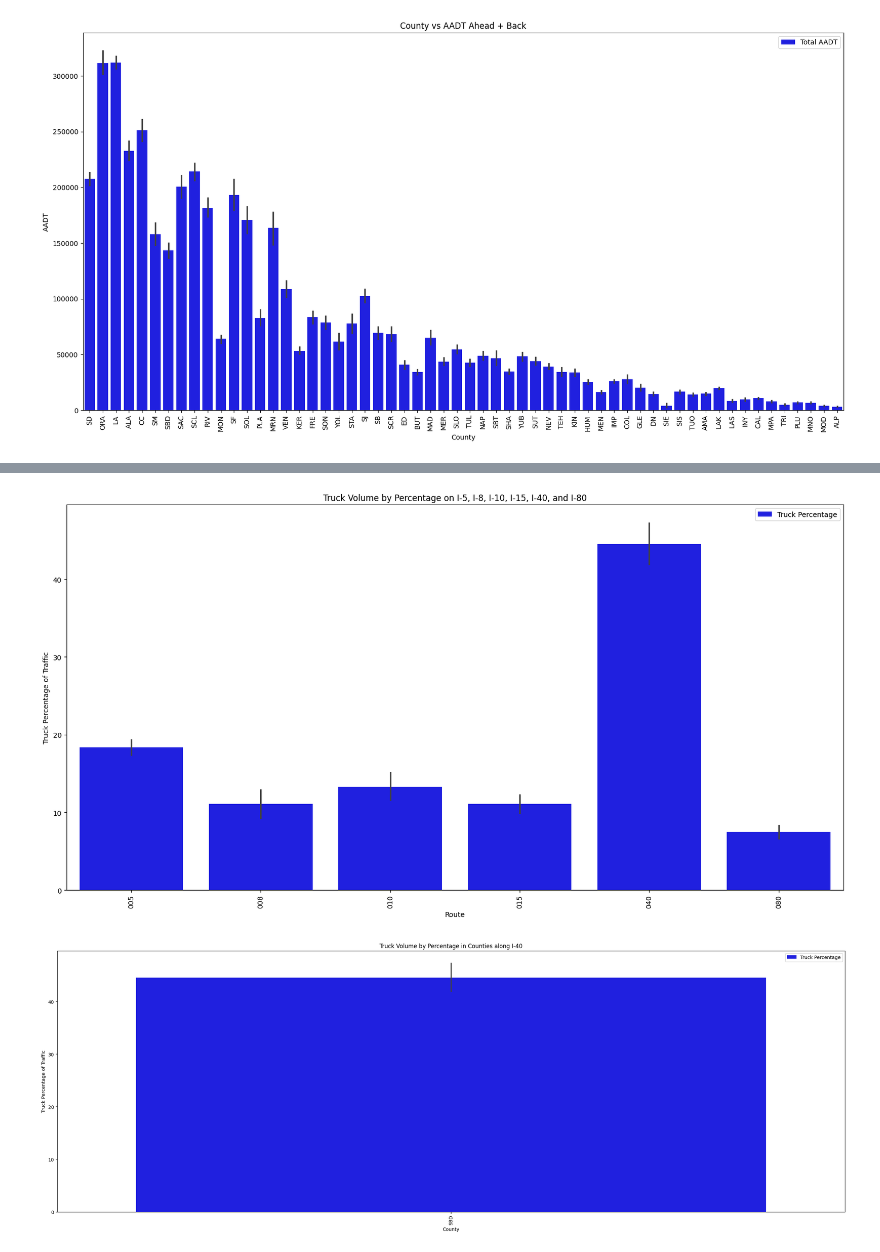
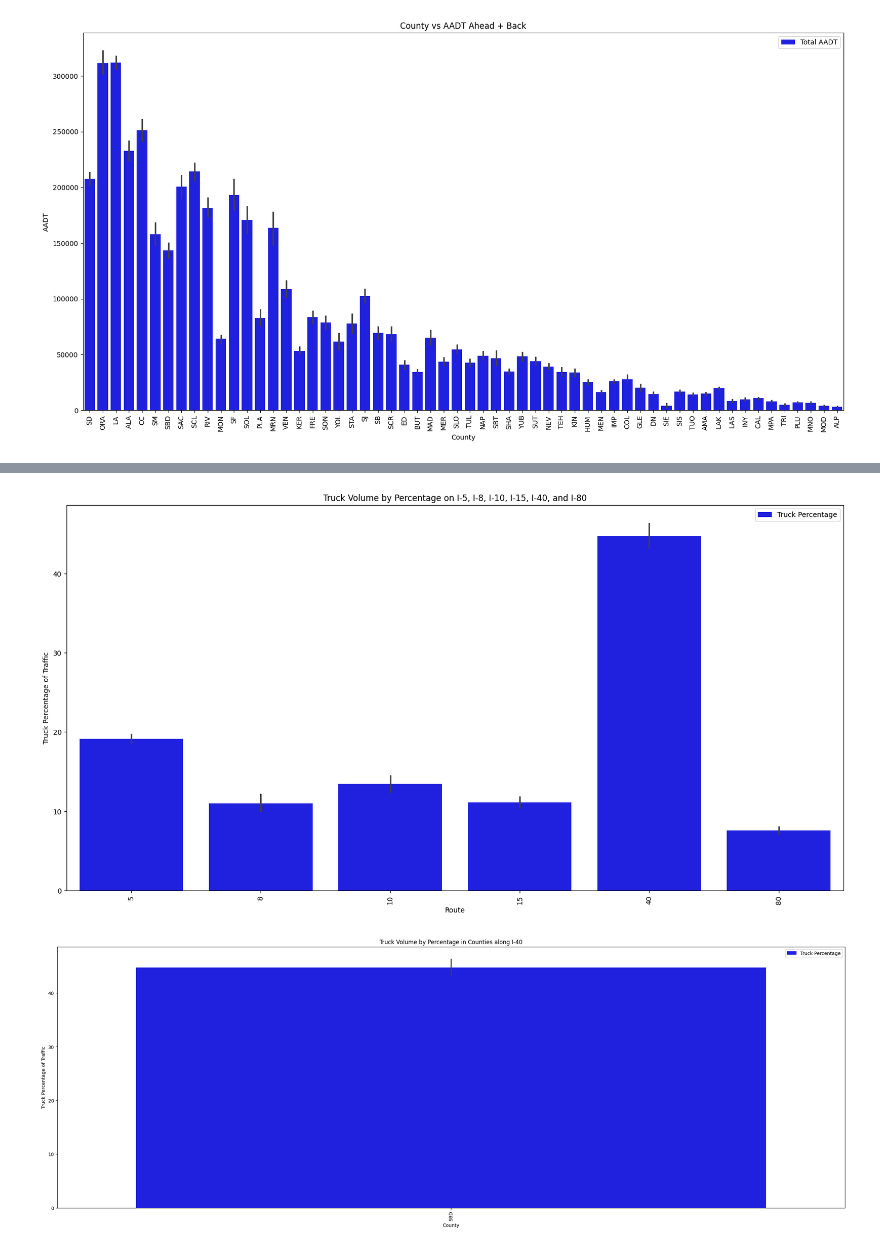
Before and after one commit to scmiller005/ECE143_Group8, a Jupyter notebook: Datavis Code/scott_DataVis.ipynb, the cells around one changed output, grey strips where cells are left out. Saved outputs shown, nothing was run; the diff lists cells and outputs as text; code cells hidden in the pictures.

```diff
--- a/Datavis Code/scott_DataVis.ipynb
+++ b/Datavis Code/scott_DataVis.ipynb
@@ -26,11 +26,15 @@ sd_df = df[df['CNTY'] == 'SD']
 # Creating dataframe for truck-specific AADT data
 truck_df = pd.read_csv('C:/Users/zyplo/Documents/GitHub/ECE 143/ECE143_Group8/Data/pranav_cleaned_data/truck_AADT/combined_truck_aadt_2017_2022.csv')
 
-# Removing all rows with RTE and TRK_PERCENT_TOT NaN values
-truck_df.dropna(subset=['RTE', 'TRK_PERCENT_TOT'])
+# Removing all rows with RTE, TRK_PERCENT_TOT, YEAR NaN values
+truck_df.dropna(subset=['RTE', 'TRK_PERCENT_TOT', 'YEAR'])
+
+# Converting all routes to strings, unifying route number formatting
+truck_df['RTE'] = truck_df['RTE'].astype(str)
+truck_df['RTE'] = truck_df['RTE'].str.lstrip('0')
 
 # Creating sub-dataframe with routes of interest
-sub_truck_df = truck_df[truck_df['RTE'].isin(['005', '008', '010', '015', '040', '080'])].copy()
+sub_truck_df = truck_df[truck_df['RTE'].isin(['5', '8', '10', '15', '40', '80'])].copy()
 # %%
 # Graph 1: County vs Hourly Ahead + Back
 sns.barplot(x='CNTY', y='TOTAL_PEAK_HOUR', data=df, order=df.sort_values('TOTAL_PEAK_HOUR', ascending=False).CNTY, color='blue', label='Total Peak Hour ADT')
@@ -101,18 +105,18 @@ plt.pyplot.legend()
 plt.pyplot.xticks(rotation=90)
 plt.pyplot.show()
 # %% [output]
-[figure, old version]
+[figure, new version]
 # %%
 # Graph 7: Plot of truck volume by percentage for each county along I-40
-sub_truck_df_rte40 = sub_truck_df[sub_truck_df['RTE'] == '040']
+sub_truck_df_rte40 = sub_truck_df[sub_truck_df['RTE'] == '40']
 fig, ax = plt.pyplot.subplots(figsize=(30, 10))
 sns.barplot(x='CNTY', y='TRK_PERCENT_TOT', data=sub_truck_df_rte40, color='blue', label='Truck Percentage')
 plt.pyplot.xlabel('County')
 plt.pyplot.ylabel('Truck Percentage of Traffic')
 plt.pyplot.title('Truck Volume by Percentage in Counties along I-40')
 plt.pyplot.legend()
 plt.pyplot.xticks(rotation=90)
 plt.pyplot.show()
 # NOTE: THIS PLOT IS USELESS, I-40 ONLY GOES THROUGH ONE COUNTY (SAN BERNADINO). Including code for reference
 # %% [output]
-[figure, old version]
+[figure, new version]
```
Also changed, not shown: parts of 3 cells of this notebook.
